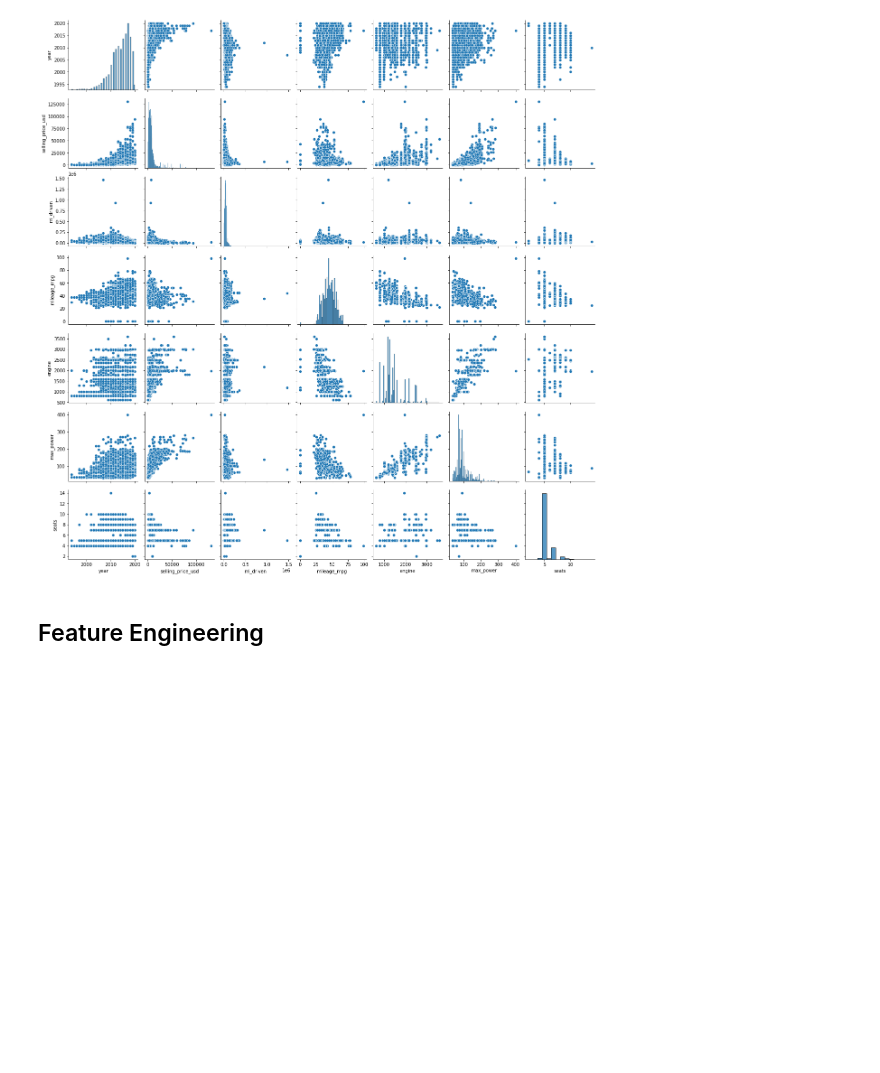
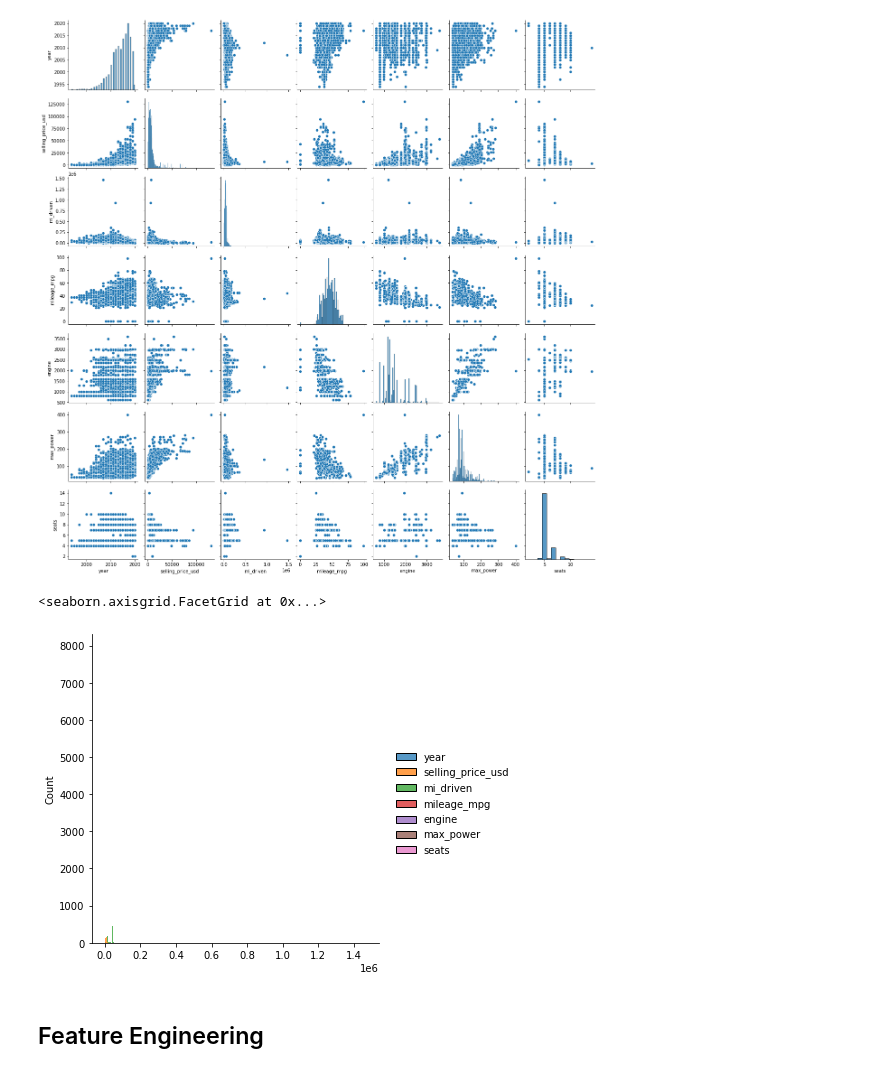
Before and after one commit to rylewww/Vehicle-Regression-Analysis, a Jupyter notebook: Car-Price-Cleaning-EDA.ipynb, the cells around one changed output. Drawn from its saved outputs; the diff is of its cells as text; code cells hidden in the pictures; blank space fills up the shorter version.

```diff
--- a/Car-Price-Cleaning-EDA.ipynb
+++ b/Car-Price-Cleaning-EDA.ipynb
@@ -217,6 +228,11 @@ sns.pairplot(df)
 # %% [output]
 <seaborn.axisgrid.PairGrid at 0x...>
 [figure]
+# %%
+sns.displot(df)
+# %% [output]
+<seaborn.axisgrid.FacetGrid at 0x...>
+[figure, added]
 # %% [markdown]
 ## Feature Engineering
 # %%
```
Also changed, not shown: parts of 2 cells of this notebook.
